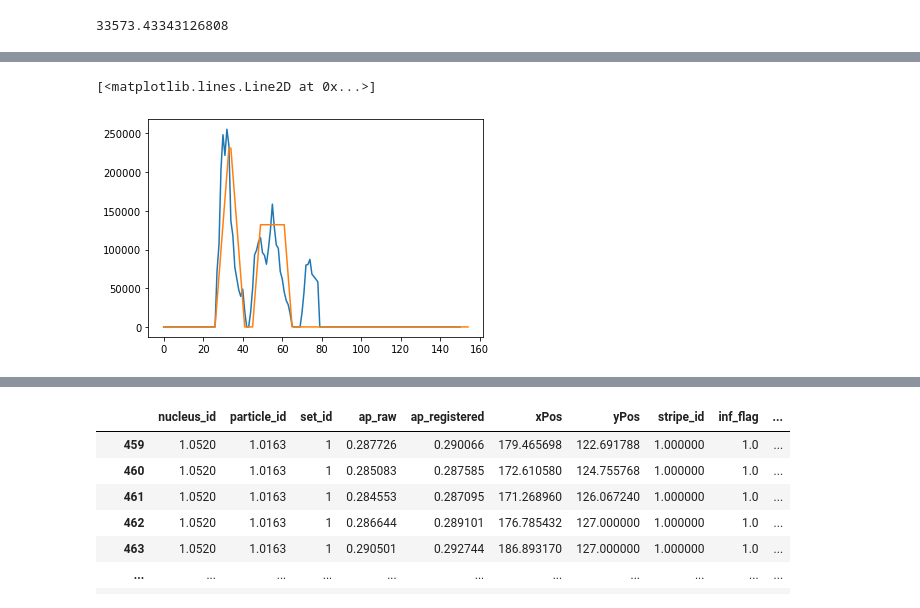
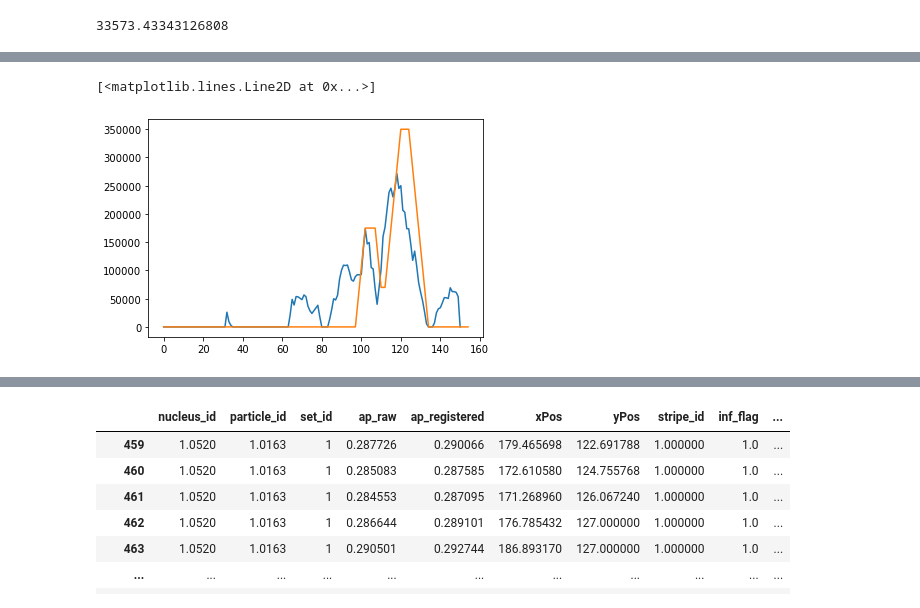
Before and after one commit to ucbmcb288/mcb288, a Jupyter notebook: Transcription/MCB288_Transcription_Part3.ipynb, the cells around one changed output, grey strips where cells are left out. Drawn from its saved outputs; the diff is of its cells as text; code cells hidden in the pictures.

```diff
--- a/Transcription/MCB288_Transcription_Part3.ipynb
+++ b/Transcription/MCB288_Transcription_Part3.ipynb
@@ -285,6 +548,6 @@ Implied koff:  0.08337324219600331
 # %%
 kon = .05
-koff = .08
+koff = .09
 polymerase_loading_rate = 33573
 polymerase_transit_time = 7
 
@@ -390,9 +653,9 @@ polymerase_loading_rate * np.mean(bursts_to_fit) / (frac_on * polymerase_transit
 33573.43343126808
 # %%
 kon = .05
-koff = .08
-polymerase_loading_rate = 33000
-polymerase_transit_time = 8
+koff = .09
+polymerase_loading_rate = 35000
+polymerase_transit_time = 10
 
 l = bursts_to_fit.shape[1]
 
@@ -442,7 +705,7 @@ for i, burst in enumerate(burst_nnlss):
     hmm_out[i] = hmm.predict(burst, algorithm='viterbi')[1:]
     hmm_pred[i] = np.convolve(hmm_out[i],polymerase_loading_rate * np.ones(polymerase_transit_time))[0:len(hmm_out[i])]
 # %%
-i = 3
+i = 20
 plt.plot(bursts_to_fit[i])
 plt.plot(hmm_pred[i])
 # %% [output]
@@ -454,8 +730,8 @@ bursts_to_fit_ids = bpt.index
 # %%
 kon = .05
-koff = .08
-polymerase_loading_rate = 33000
-polymerase_transit_time = 8
+koff = .09
+polymerase_loading_rate = 35000
+polymerase_transit_time = 10
 
 l = bursts_to_fit.shape[1]
 
@@ -523,7 +799,7 @@ Implied koff:  0.08337324219600331
 # %%
-i = 100
+i = 250
 plt.plot(bursts_to_fit[i])
 plt.plot(hmm_pred[i])
 # %% [output]
 [<matplotlib.lines.Line2D at 0x...>]
-[figure, old version]
+[figure, new version]
```
Also changed, not shown: parts of 58 cells of this notebook, 1 other file.
